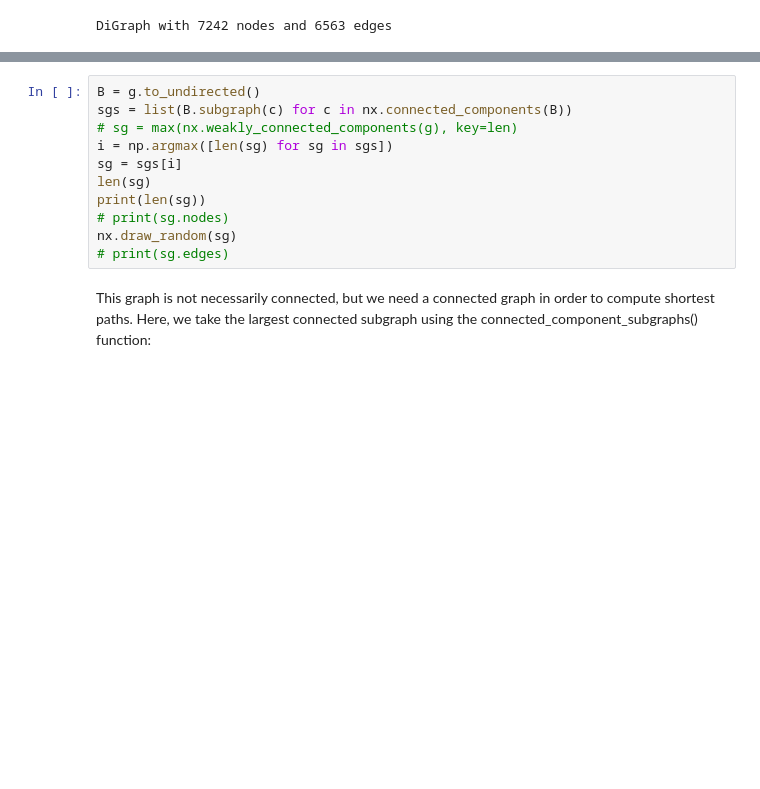
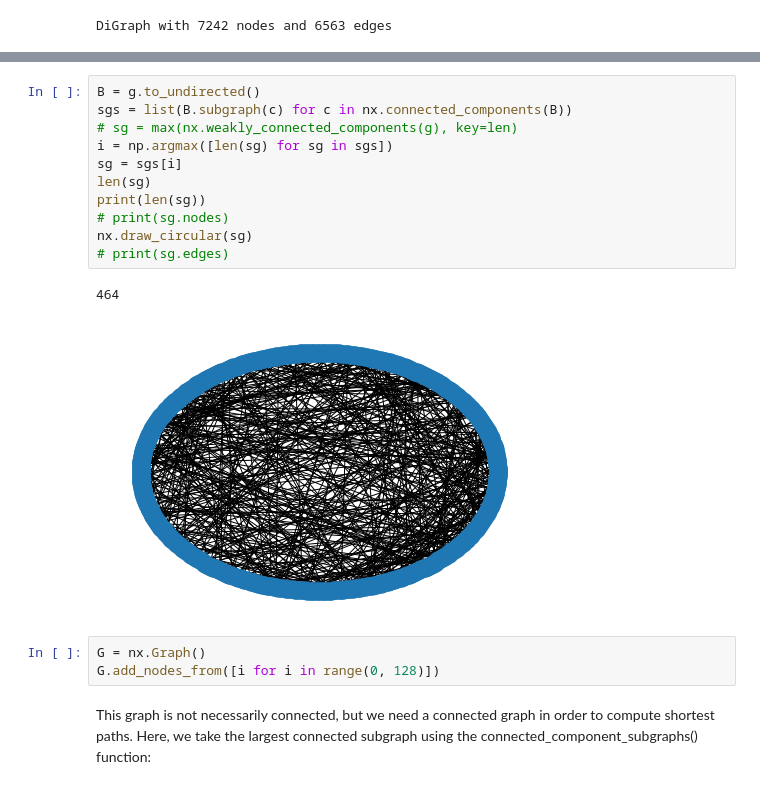
Before and after one commit to PLEX-GR00T/Routing_with_A_star, a Jupyter notebook: AStar_Routing_California_map.ipynb, the cells around one changed output, grey strips where cells are left out. Drawn from its saved outputs; the diff is of its cells as text; blank space fills up the shorter version.

```diff
--- a/AStar_Routing_California_map.ipynb
+++ b/AStar_Routing_California_map.ipynb
@@ -38,14 +40,20 @@ len(g.nodes)
 # %%
 B = g.to_undirected()
 sgs = list(B.subgraph(c) for c in nx.connected_components(B))
 # sg = max(nx.weakly_connected_components(g), key=len)
 i = np.argmax([len(sg) for sg in sgs])
 sg = sgs[i]
 len(sg)
 print(len(sg))
 # print(sg.nodes)
-nx.draw_random(sg)
+nx.draw_circular(sg)
 # print(sg.edges)
+# %% [output]
+464
+[figure, added]
+# %%
+G = nx.Graph()
+G.add_nodes_from([i for i in range(0, 128)])
 # %% [markdown]
 This graph is not necessarily connected, but we need a connected graph in order to compute shortest paths. Here, we take the largest connected subgraph using the connected_component_subgraphs() function:
 # %%
```
Also changed, not shown: parts of 7 cells of this notebook.
